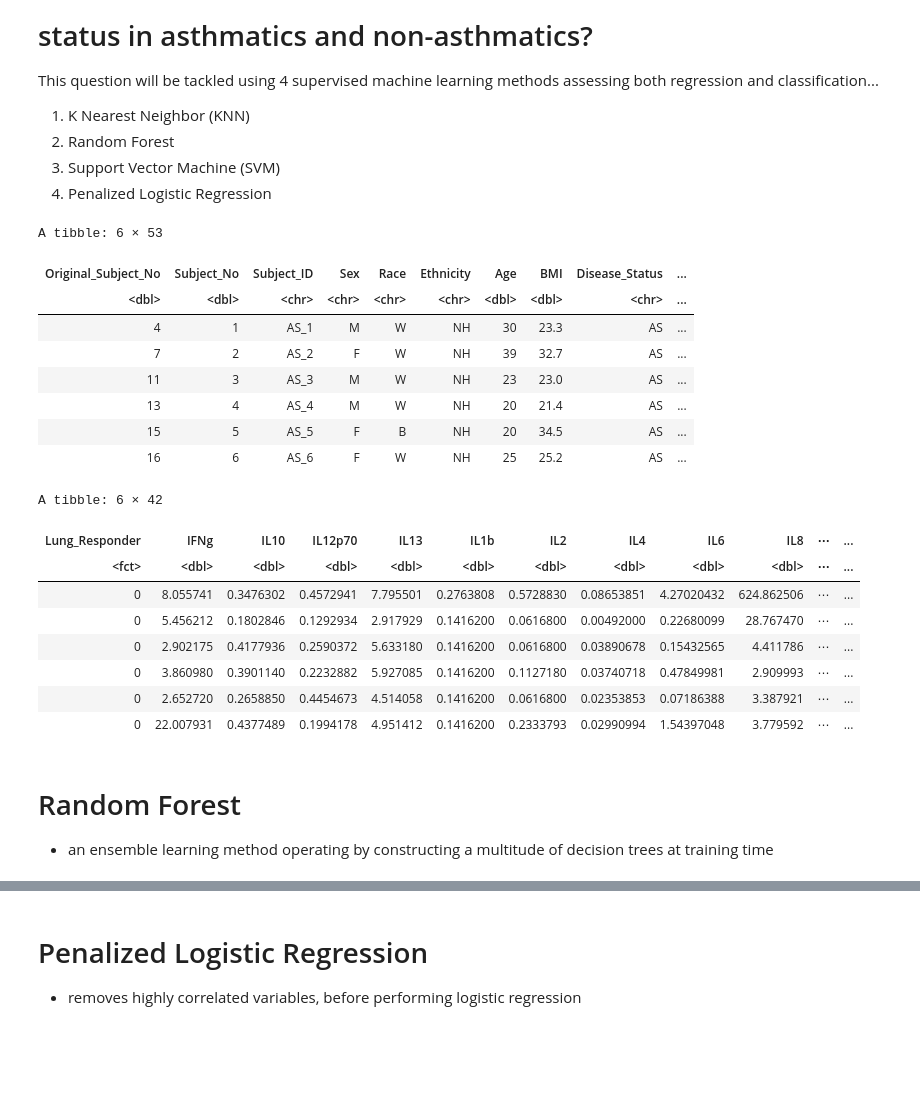
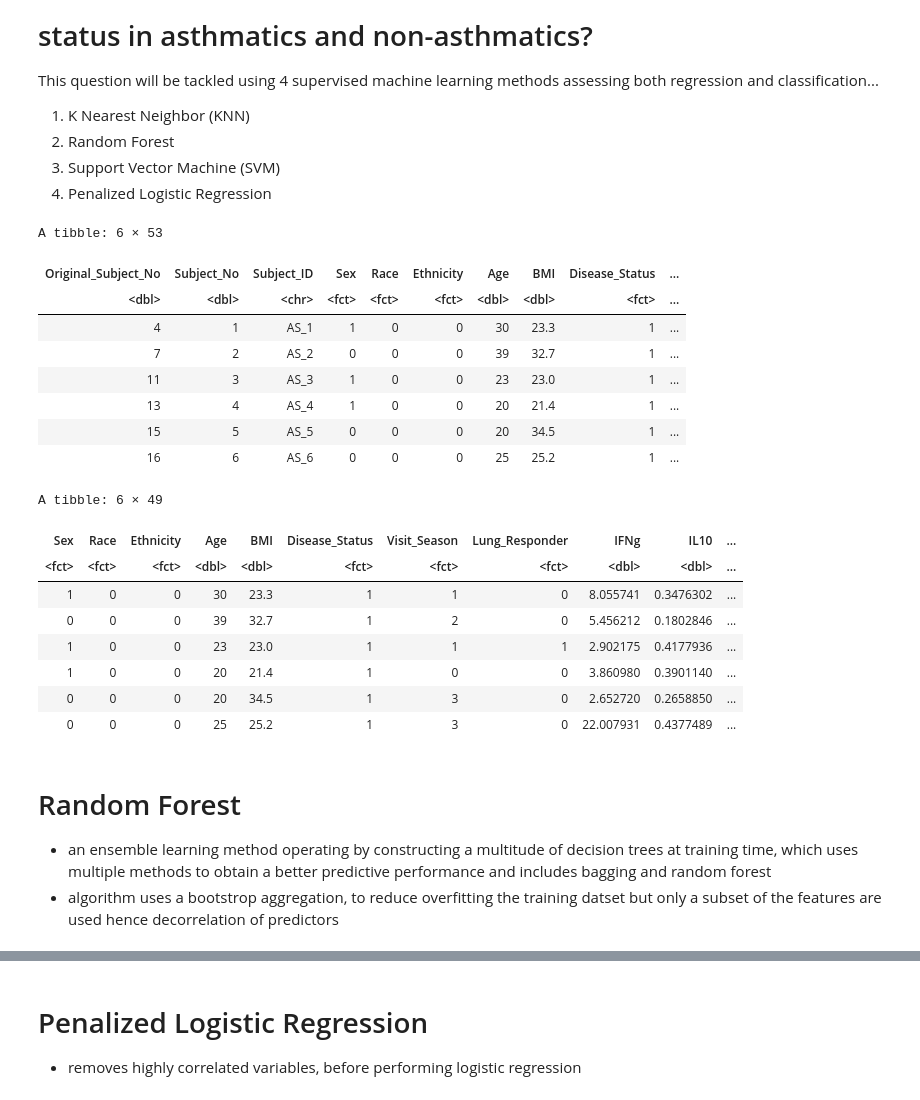
Before and after one commit to UNC-CEMALB/Ozone-exposure-is-associated-with-alterations-in-lung-and-systemic-sterol-profiles-in-healthy-and-as, a Jupyter notebook: Ozone Responder Prediction.ipynb, the cells around one changed output, grey strips where cells are left out. Saved outputs shown, nothing was run; the diff lists cells and outputs as text; code cells hidden in the pictures; blank space fills up the shorter version.

```diff
--- a/Ozone Responder Prediction.ipynb
+++ b/Ozone Responder Prediction.ipynb
@@ -173,37 +173,47 @@ This question will be tackled using 4 supervised machine learning methods assess
 3. Support Vector Machine (SVM)
 4. Penalized Logistic Regression
 # %%
-#first making responder columns binary denoted by 0 = non-responder and 1 = responder
+#making responder columns binary denoted by 0 = non-responder and 1 = responder and covariates
 wider_data = wider_data %>%
     mutate(Inflammatory_Responder = relevel(factor(ifelse(Inflammatory_Responder == "R", 1, 0)), ref = "0")) %>%
     mutate(Lung_Responder = relevel(factor(ifelse(Lung_Responder == "R", 1, 0)), ref = "0")) %>%
-    rename(X25OH_VitD = `25OH_VitD`)
-    #factor covariates
+    #for some reason RF didn't this variable so I changed it
+    rename(X25OH_VitD = `25OH_VitD`) %>%
+    mutate(Sex = relevel(factor(ifelse(Sex == "M", 1, 0)), ref = "0")) %>%
+    mutate(Race = relevel(factor(ifelse(Sex == "M", 1,
+                                        ifelse(Sex == "As", 2,
+                                        ifelse(Sex == "B", 3, 0)))), ref = "0")) %>%
+    mutate(Ethnicity = relevel(factor(ifelse(Ethnicity == "H", 1, 0)), ref = "0")) %>%
+    mutate(Disease_Status = relevel(factor(ifelse(Disease_Status == "AS", 1, 0)), ref = "0")) %>%
+    mutate(Visit_Season = relevel(factor(ifelse(Visit_Season == "Su", 3,
+                                               ifelse(Visit_Season == "Sp", 2,
+                                               ifelse(Visit_Season == "Fa", 1, 0)))), ref = "0"))
+
 head(wider_data)
 # %% [output]
 A tibble: 6 × 53
 | Original_Subject_No | Subject_No | Subject_ID | Sex | Race | Ethnicity | Age | BMI | Disease_Status | ... |
-| <dbl> | <dbl> | <chr> | <chr> | <chr> | <chr> | <dbl> | <dbl> | <chr> | ... |
-| 4 | 1 | AS_1 | M | W | NH | 30 | 23.3 | AS | ... |
-| 7 | 2 | AS_2 | F | W | NH | 39 | 32.7 | AS | ... |
-| 11 | 3 | AS_3 | M | W | NH | 23 | 23.0 | AS | ... |
-| 13 | 4 | AS_4 | M | W | NH | 20 | 21.4 | AS | ... |
-| 15 | 5 | AS_5 | F | B | NH | 20 | 34.5 | AS | ... |
-| 16 | 6 | AS_6 | F | W | NH | 25 | 25.2 | AS | ... |
+| <dbl> | <dbl> | <chr> | <fct> | <fct> | <fct> | <dbl> | <dbl> | <fct> | ... |
+| 4 | 1 | AS_1 | 1 | 0 | 0 | 30 | 23.3 | 1 | ... |
+| 7 | 2 | AS_2 | 0 | 0 | 0 | 39 | 32.7 | 1 | ... |
+| 11 | 3 | AS_3 | 1 | 0 | 0 | 23 | 23.0 | 1 | ... |
+| 13 | 4 | AS_4 | 1 | 0 | 0 | 20 | 21.4 | 1 | ... |
+| 15 | 5 | AS_5 | 0 | 0 | 0 | 20 | 34.5 | 1 | ... |
+| 16 | 6 | AS_6 | 0 | 0 | 0 | 25 | 25.2 | 1 | ... |
 # %%
 inflamm_resp_df = wider_data[,11:53] %>% select(-Lung_Responder)
-#inflamm_resp_covariates_df = wider_data[,4:53] %>% select(-Lung_Responder)
+inflamm_resp_covariates_df = wider_data[,4:53] %>% select(-Lung_Responder)
 lung_resp_df = wider_data[,12:53]
-#lung_resp_covariates_df = wider_data[,4:53] %>% select(-Inflammatory_Responder)
+lung_resp_covariates_df = wider_data[,4:53] %>% select(-Inflammatory_Responder)
 
-head(lung_resp_df)
+head(lung_resp_covariates_df)
 # %% [output]
-A tibble: 6 × 42
+A tibble: 6 × 49
-| Lung_Responder | IFNg | IL10 | IL12p70 | IL13 | IL1b | IL2 | IL4 | IL6 | IL8 | ⋯ | ... |
-| <fct> | <dbl> | <dbl> | <dbl> | <dbl> | <dbl> | <dbl> | <dbl> | <dbl> | <dbl> | ⋯ | ... |
-| 0 | 8.055741 | 0.3476302 | 0.4572941 | 7.795501 | 0.2763808 | 0.5728830 | 0.08653851 | 4.27020432 | 624.862506 | ⋯ | ... |
-| 0 | 5.456212 | 0.1802846 | 0.1292934 | 2.917929 | 0.1416200 | 0.0616800 | 0.00492000 | 0.22680099 | 28.767470 | ⋯ | ... |
-| 0 | 2.902175 | 0.4177936 | 0.2590372 | 5.633180 | 0.1416200 | 0.0616800 | 0.03890678 | 0.15432565 | 4.411786 | ⋯ | ... |
-| 0 | 3.860980 | 0.3901140 | 0.2232882 | 5.927085 | 0.1416200 | 0.1127180 | 0.03740718 | 0.47849981 | 2.909993 | ⋯ | ... |
-| 0 | 2.652720 | 0.2658850 | 0.4454673 | 4.514058 | 0.1416200 | 0.0616800 | 0.02353853 | 0.07186388 | 3.387921 | ⋯ | ... |
-| 0 | 22.007931 | 0.4377489 | 0.1994178 | 4.951412 | 0.1416200 | 0.2333793 | 0.02990994 | 1.54397048 | 3.779592 | ⋯ | ... |
+| Sex | Race | Ethnicity | Age | BMI | Disease_Status | Visit_Season | Lung_Responder | IFNg | IL10 | ... |
+| <fct> | <fct> | <fct> | <dbl> | <dbl> | <fct> | <fct> | <fct> | <dbl> | <dbl> | ... |
+| 1 | 0 | 0 | 30 | 23.3 | 1 | 1 | 0 | 8.055741 | 0.3476302 | ... |
+| 0 | 0 | 0 | 39 | 32.7 | 1 | 2 | 0 | 5.456212 | 0.1802846 | ... |
+| 1 | 0 | 0 | 23 | 23.0 | 1 | 1 | 1 | 2.902175 | 0.4177936 | ... |
+| 1 | 0 | 0 | 20 | 21.4 | 1 | 0 | 0 | 3.860980 | 0.3901140 | ... |
+| 0 | 0 | 0 | 20 | 34.5 | 1 | 3 | 0 | 2.652720 | 0.2658850 | ... |
+| 0 | 0 | 0 | 25 | 25.2 | 1 | 3 | 0 | 22.007931 | 0.4377489 | ... |
@@ -212,7 +220,7 @@ lung_resp_df$Lung_Responder
 # %% [markdown]
 # Random Forest
-
-- an ensemble learning method operating by constructing a multitude of decision trees at training time
+- an ensemble learning method operating by constructing a multitude of decision trees at training time, which uses multiple methods to obtain a better predictive performance and includes bagging and random forest
+- algorithm uses a bootstrop aggregation, to reduce overfitting the training datset but only a subset of the features are used hence decorrelation of predictors
 # %%
 rf_classification = function(dataset, outcome, pred_outcome){
     #setting for reproducibility
```
Also changed, not shown: parts of 18 cells of this notebook.
